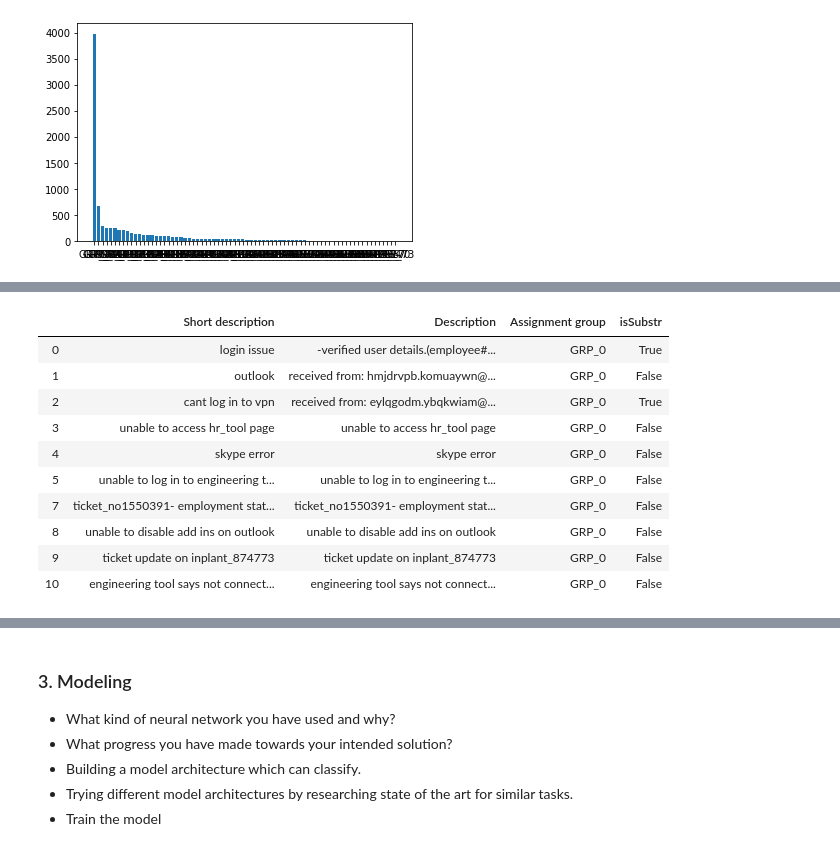
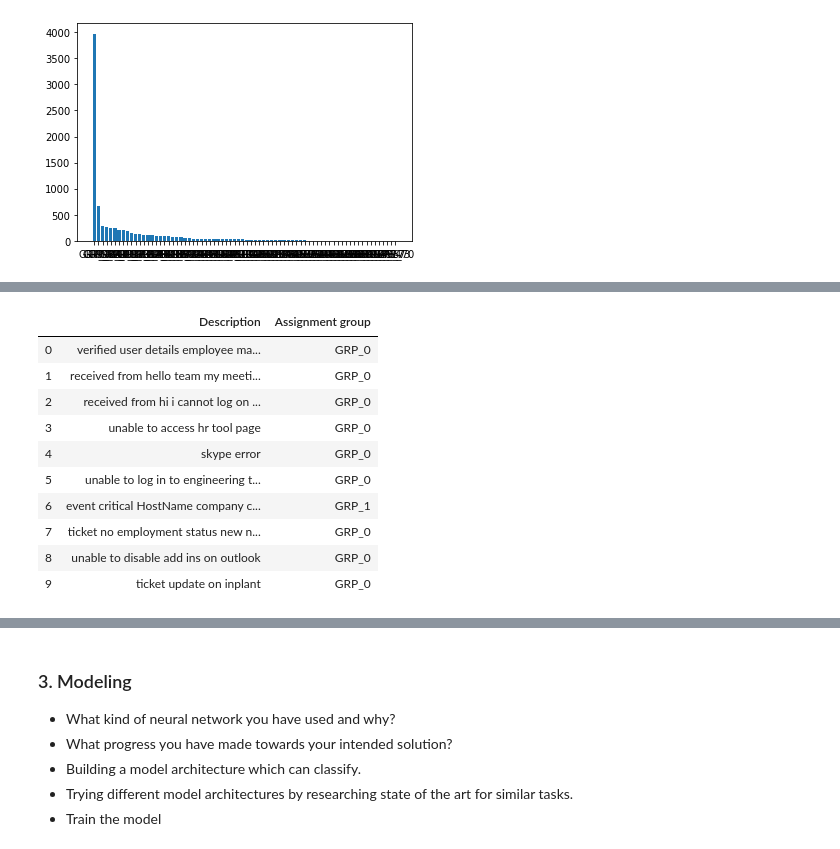
Before and after one commit to glaiml/capstone, a Jupyter notebook: capstone-vgk.ipynb, the cells around one changed output, grey strips where cells are left out. Saved outputs shown, nothing was run; the diff lists cells and outputs as text; code cells hidden in the pictures.

```diff
--- a/capstone-vgk.ipynb
+++ b/capstone-vgk.ipynb
@@ -161,0 +145,29 @@ print(ticket_df[ticket_df.isna().any(axis=1)])
+# %%
+#remove spaces trailing
+ticket_df['Short description'] = ticket_df['Short description'].str.strip()
+ticket_df['Description'] = ticket_df['Description'].str.strip()
+
+#remove tabs and carriage returns
+ticket_df.replace(to_replace=[r"\\t|\\n|\\r", "\t|\n|\r"], value=[" "," "], regex=True, inplace=True)
+
+#Getting rid of numbers & special characters etc
+
+spec_chars = ["!",'"',"#","%","&","'","(",")",
+              "*","+",",","-",".","/",":",";","<",
+              "=",">","?","@","[","\\","]","^","_",
+              "`","{","|","}","~","–"]
+for char in spec_chars:
+    ticket_df['Short description'] = ticket_df['Description'].str.replace(char, ' ')
+    ticket_df['Description'] = ticket_df['Description'].str.replace(char, ' ')
+
+#remove numbers
+ticket_df['Description'] = ticket_df['Description'].replace('\d+', '', regex=True)
+ticket_df['Short description'] = ticket_df['Short description'].replace('\d+', '', regex=True)
+
+#remove more than 1 space
+ticket_df.replace('\s+', ' ', regex=True, inplace=True)
+
+#make lower case
+ticket_df.apply(lambda x: x.astype(str).str.lower())
+
+ticket_df.head(10)
@@ -168,4 +187,0 @@ ticket_df.replace(to_replace=[r"\\t|\\n|\\r", "\t|\n|\r"], value=[" "," "], rege
-# %%
-#remove multi space
-ticket_df['Short description'] = ticket_df['Short description'].replace('\s+', ' ', regex=True)
-ticket_df['Description'] = ticket_df['Description'].replace('\s+', ' ', regex=True)
@@ -186,6 +187,0 @@ ticket_df.head(10)
-# %%
-#Now we try and get rid of short description by merging it with Description
-# check if short description is substring of DEscription. if yes nothing to be done. else append it in the begginning
-ticket_df = ticket_df.replace(np.nan, '', regex=True)
-ticket_df['isSubstr'] = ticket_df.apply(lambda x: x['Short description'] not in x['Description'], axis=1)
-ticket_df.head(10)
@@ -409,7 +360,7 @@ for key, value in inv_group_frequency.items():
 #eliminate groups that have very less representation, that is we consider 95% significant data
 group_elimination_treshold = 31
 # %%
-group_frequency_filtered = dict(filter(lambda x: x[1] > group_elimination_treshold, group_frequency.items()))
+group_frequency_filtered = dict(filter(lambda x: x[1] >= group_elimination_treshold, group_frequency.items()))
 # %%
 print (group_frequency_filtered)
 # %% [output]
@@ -432,17 +371,16 @@ memory usage: 207.6+ KB
 # %%
 #eliminate
-
-ticket_df_filtered = ticket_df[ticket_df['Assignment group'].isin(valid_grp_list)]
+ticket_df_filtered = ticket_df_combined[ticket_df_combined['Assignment group'].isin(valid_grp_list)]
 ticket_df_filtered.head(10)
 # %% [output]
-|  | Short description | Description | Assignment group | isSubstr |
-| 0 | login issue | -verified user details.(employee#... | GRP_0 | True |
-| 1 | outlook | received from: hmjdrvpb.komuaywn@... | GRP_0 | False |
-| 2 | cant log in to vpn | received from: eylqgodm.ybqkwiam@... | GRP_0 | True |
-| 3 | unable to access hr_tool page | unable to access hr_tool page | GRP_0 | False |
-| 4 | skype error | skype error | GRP_0 | False |
-| 5 | unable to log in to engineering t... | unable to log in to engineering t... | GRP_0 | False |
-| 7 | ticket_no1550391- employment stat... | ticket_no1550391- employment stat... | GRP_0 | False |
-| 8 | unable to disable add ins on outlook | unable to disable add ins on outlook | GRP_0 | False |
-| 9 | ticket update on inplant_874773 | ticket update on inplant_874773 | GRP_0 | False |
-| 10 | engineering tool says not connect... | engineering tool says not connect... | GRP_0 | False |
+|  | Description | Assignment group |
+| 0 | verified user details employee ma... | GRP_0 |
+| 1 | received from hello team my meeti... | GRP_0 |
+| 2 | received from hi i cannot log on ... | GRP_0 |
+| 3 | unable to access hr tool page | GRP_0 |
+| 4 | skype error | GRP_0 |
+| 5 | unable to log in to engineering t... | GRP_0 |
+| 6 | event critical HostName company c... | GRP_1 |
+| 7 | ticket no employment status new n... | GRP_0 |
+| 8 | unable to disable add ins on outlook | GRP_0 |
+| 9 | ticket update on inplant | GRP_0 |
```
Also changed, not shown: parts of 89 cells of this notebook.
